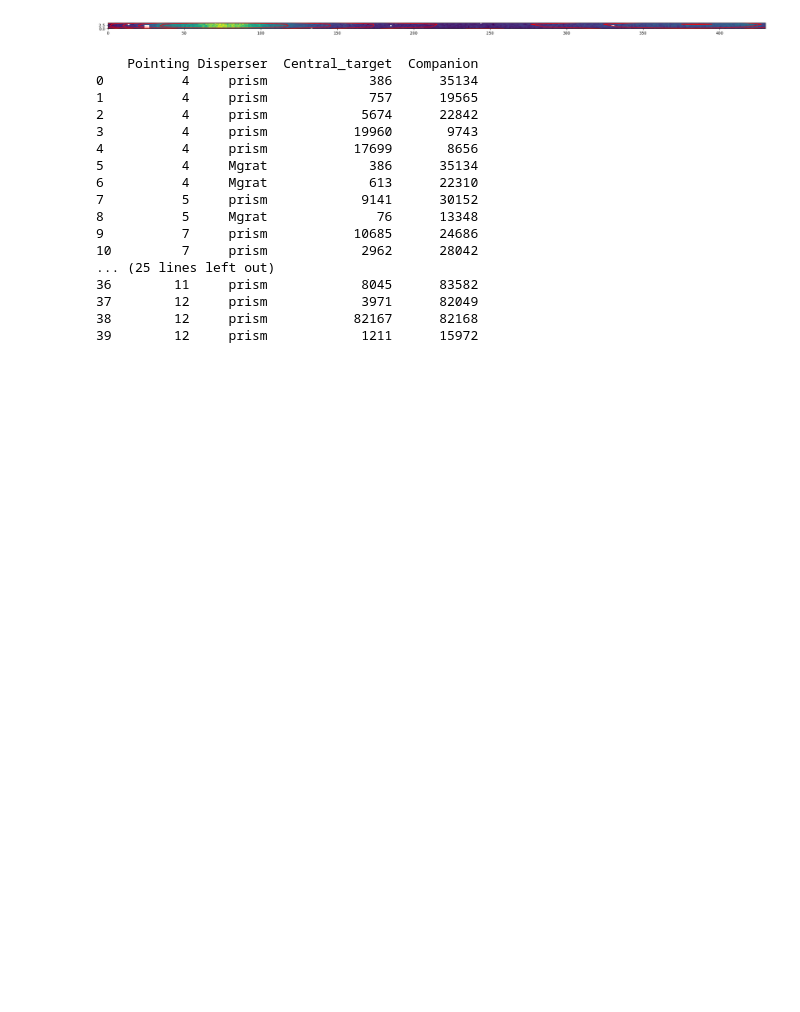
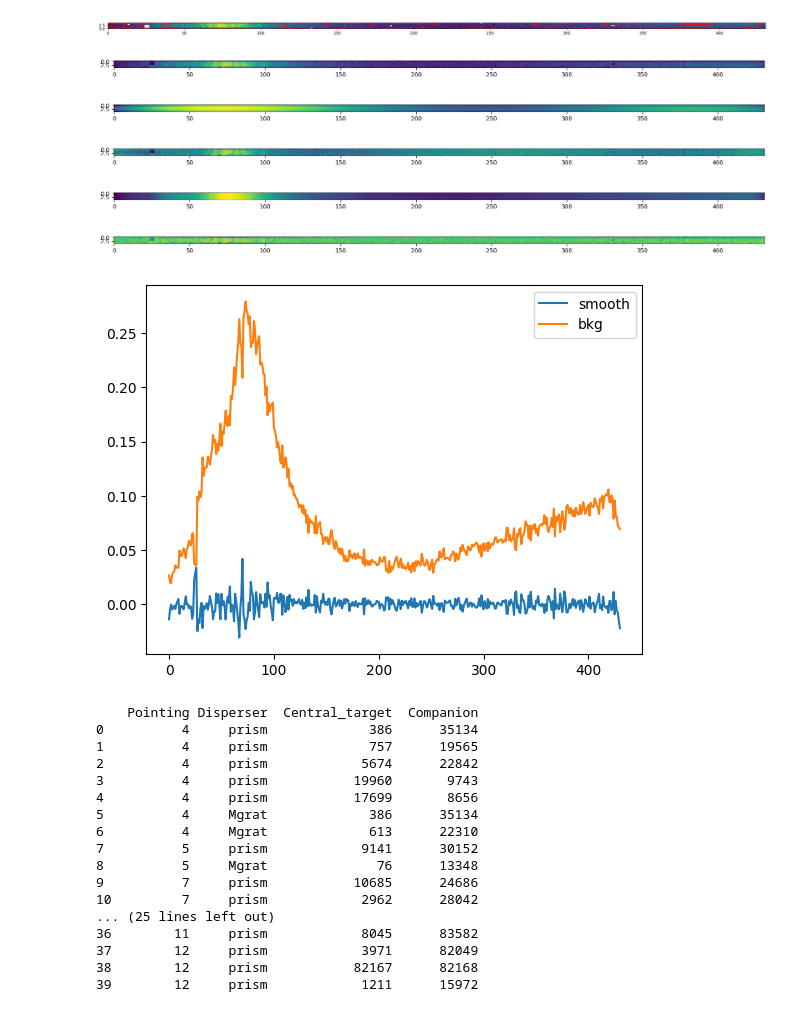
Before and after one commit to TimEpsilon/BetterNIRSpecBackground, a Jupyter notebook: JWST/TestStage2/Background_Testing.ipynb, the cells around one changed output. Cells and saved outputs as stored; diff of their text form; code cells hidden in the pictures; blank space fills up the shorter version.

```diff
--- a/JWST/TestStage2/Background_Testing.ipynb
+++ b/JWST/TestStage2/Background_Testing.ipynb
@@ -578,6 +578,45 @@ Fitted parameters:
 RMS residual = nan
 [figure]
 [figure]
+# %%
+from scipy.signal import fftconvolve as conv
+
+plt.figure(figsize=(20,2))
+plt.imshow(Z)
+plt.show()
+
+plt.figure(figsize=(20,2))
+plt.imshow(fit)
+plt.show()
+
+plt.figure(figsize=(20,2))
+plt.imshow(Z - fit)
+plt.show()
+
+plt.figure(figsize=(20,2))
+n = 10
+kernel = np.ones((n,n))/n**2 * 2
+Z[np.isnan(Z)] = 0
+smooth = conv(Z,kernel,mode="same")
+plt.imshow(smooth)
+plt.show()
+
+plt.figure(figsize=(20,2))
+plt.imshow(Z - smooth)
+plt.show()
+
+plt.figure()
+plt.plot(smooth.mean(axis=0)-Z.mean(axis=0),label='smooth')
+plt.plot(Z.mean(axis=0),label="bkg")
+plt.legend()
+plt.show()
+# %% [output]
+[figure, added]
+[figure, added]
+[figure, added]
+[figure, added]
+[figure, added]
+[figure, added]
 # %%
 import pandas as pd
 # %%
```
Also changed, not shown: 4 other files.
